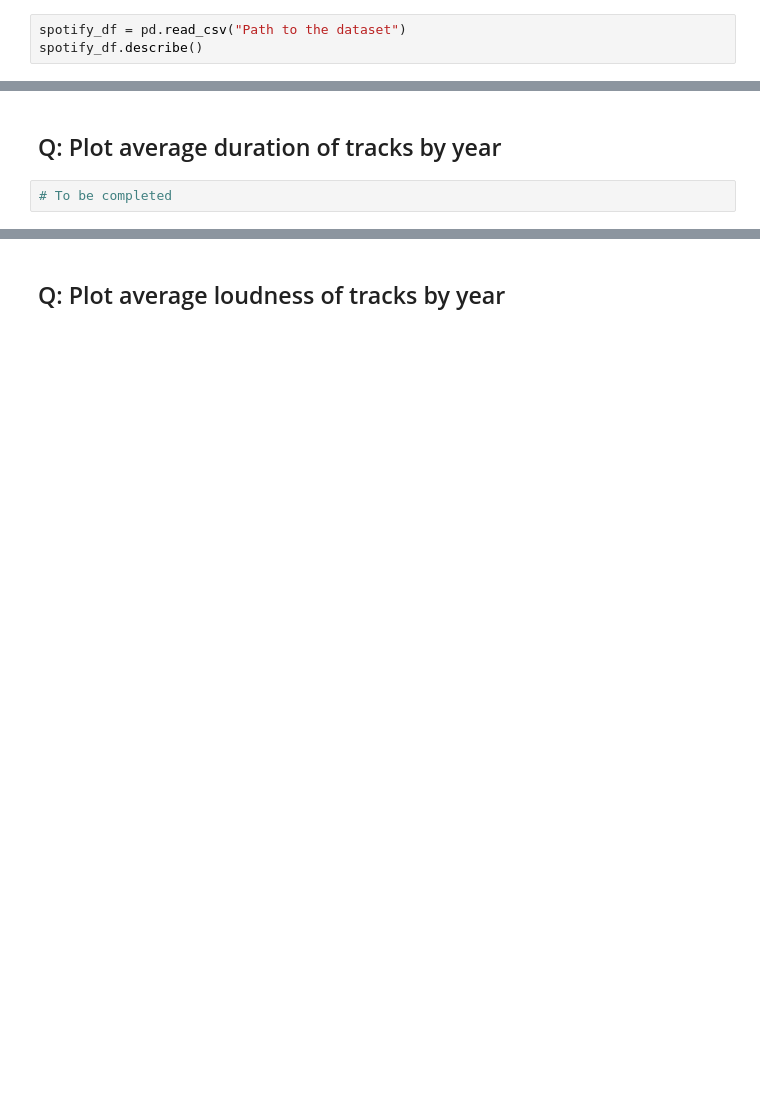
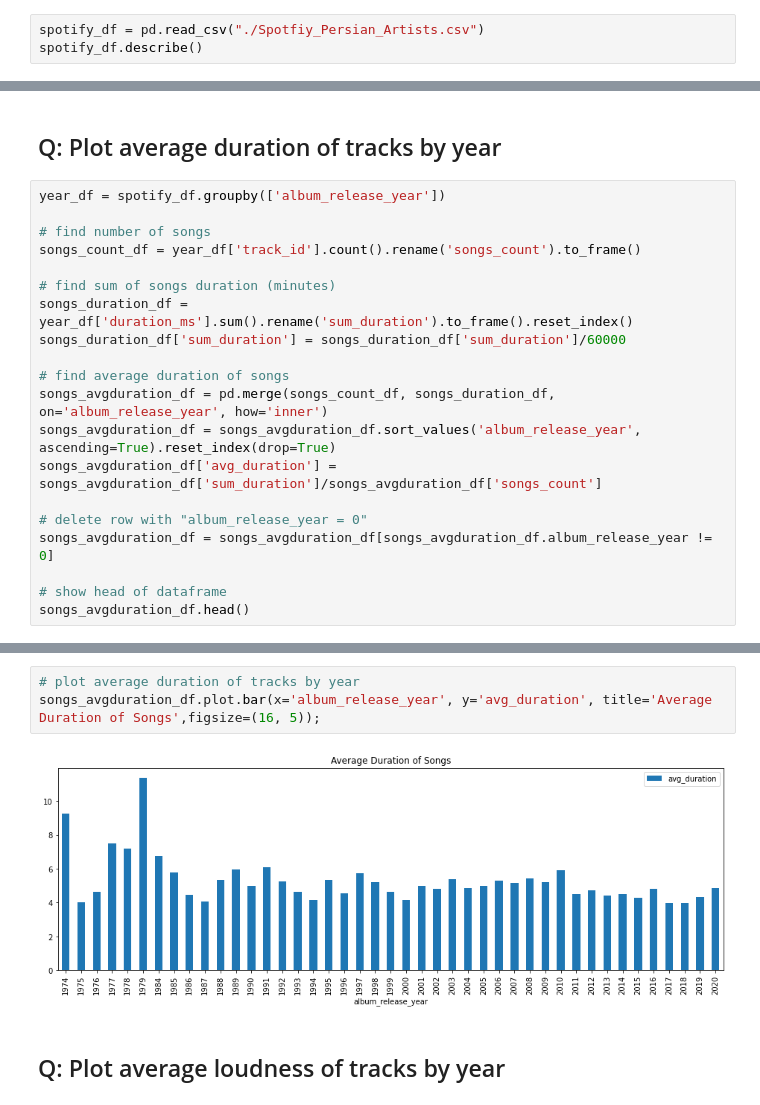
Before and after one commit to goli-mary-m/Persian-Spotify-Analysis, a Jupyter notebook: Persian-Spotify.ipynb, the cells around one changed output, grey strips where cells are left out. Drawn from its saved outputs; the diff is of its cells as text; blank space fills up the shorter version.

```diff
--- a/Persian-Spotify.ipynb
+++ b/Persian-Spotify.ipynb
@@ -34,5 +35,5 @@ from pprint import pprint
 # %% [markdown]
 # Load Spotify Dataset (CSV file)
 # %%
-spotify_df = pd.read_csv("Path to the dataset")
+spotify_df = pd.read_csv("./Spotfiy_Persian_Artists.csv")
 spotify_df.describe()
@@ -74,4 +166,22 @@ spotify_df.columns
 # %% [markdown]
 ## Q: Plot average duration of tracks by year
 # %%
-# To be completed
+year_df = spotify_df.groupby(['album_release_year'])
+
+# find number of songs
+songs_count_df = year_df['track_id'].count().rename('songs_count').to_frame()
+
+# find sum of songs duration (minutes)
+songs_duration_df = year_df['duration_ms'].sum().rename('sum_duration').to_frame().reset_index()
+songs_duration_df['sum_duration'] = songs_duration_df['sum_duration']/60000
+
+# find average duration of songs
+songs_avgduration_df = pd.merge(songs_count_df, songs_duration_df, on='album_release_year', how='inner')
+songs_avgduration_df = songs_avgduration_df.sort_values('album_release_year', ascending=True).reset_index(drop=True)
+songs_avgduration_df['avg_duration'] = songs_avgduration_df['sum_duration']/songs_avgduration_df['songs_count']
+
+# delete row with "album_release_year = 0"
+songs_avgduration_df = songs_avgduration_df[songs_avgduration_df.album_release_year != 0]
+
+# show head of dataframe
+songs_avgduration_df.head()
@@ -78,3 +195,8 @@ spotify_df.columns
+# %%
+# plot average duration of tracks by year
+songs_avgduration_df.plot.bar(x='album_release_year', y='avg_duration', title='Average Duration of Songs',figsize=(16, 5));
+# %% [output]
+[figure, added]
 # %% [markdown]
 ## Q: Plot average loudness of tracks by year
 # %%
```
Also changed, not shown: parts of 26 cells of this notebook.
